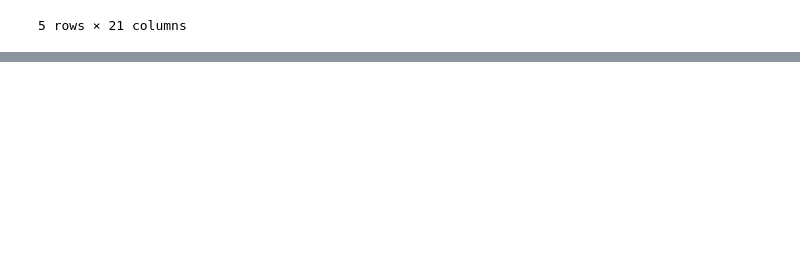
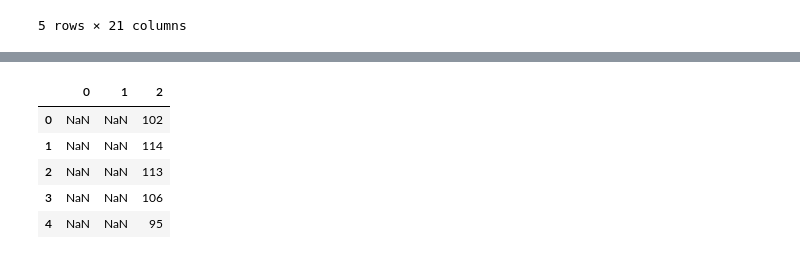
Before and after one commit to jmueller187/Movies-ETL, a Jupyter notebook: Wikipedia_Movielens_Extracts.ipynb, the cells around one changed output, grey strips where cells are left out. Drawn from its saved outputs; the diff is of its cells as text; code cells hidden in the pictures; blank space fills up the shorter version.

```diff
--- a/Wikipedia_Movielens_Extracts.ipynb
+++ b/Wikipedia_Movielens_Extracts.ipynb
@@ -597,0 +834,9 @@ wiki_movies_df.head()
+# %%
+running_time_extract.head()
+# %% [output]
+|  | 0 | 1 | 2 |
+| 0 | NaN | NaN | 102 |
+| 1 | NaN | NaN | 114 |
+| 2 | NaN | NaN | 113 |
+| 3 | NaN | NaN | 106 |
+| 4 | NaN | NaN | 95 |
```
Also changed, not shown: parts of 33 cells of this notebook.
